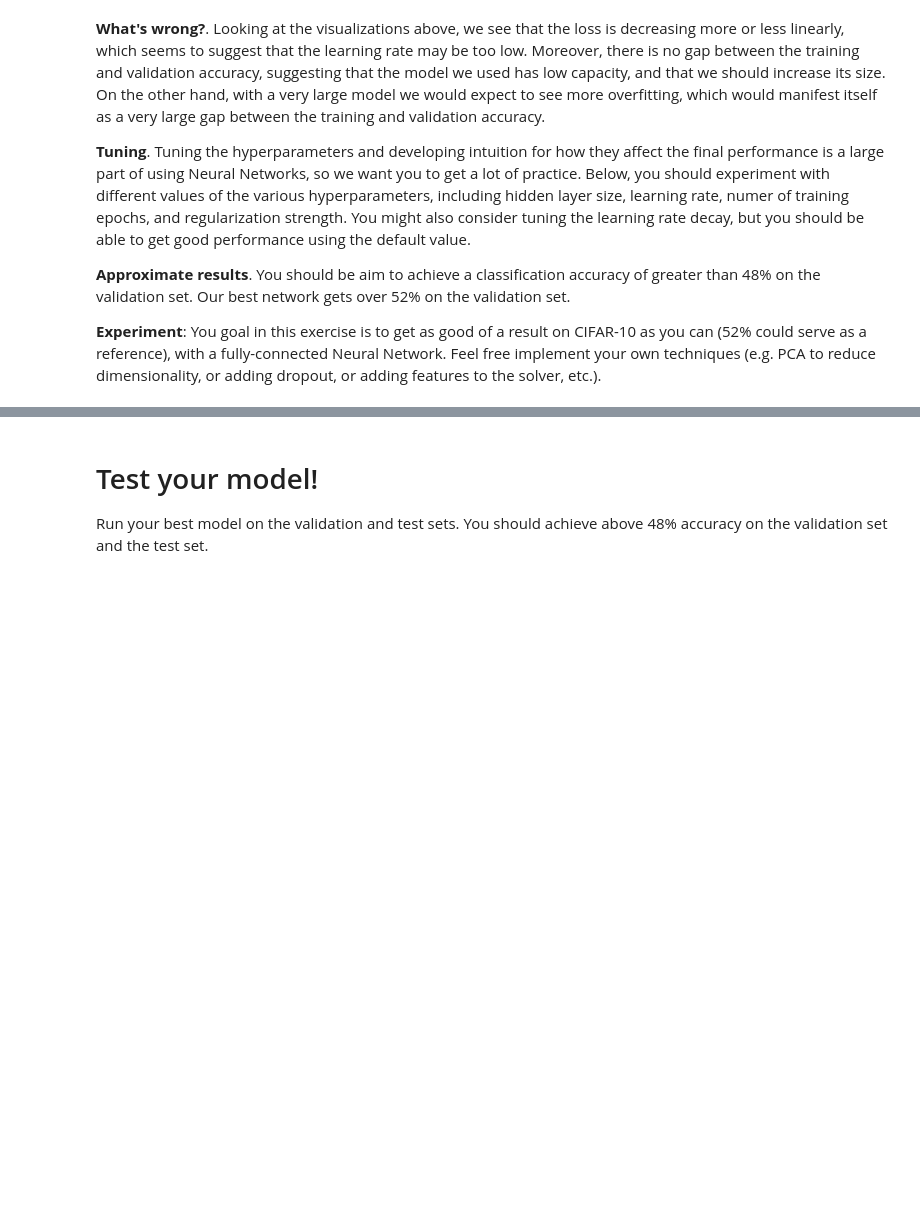
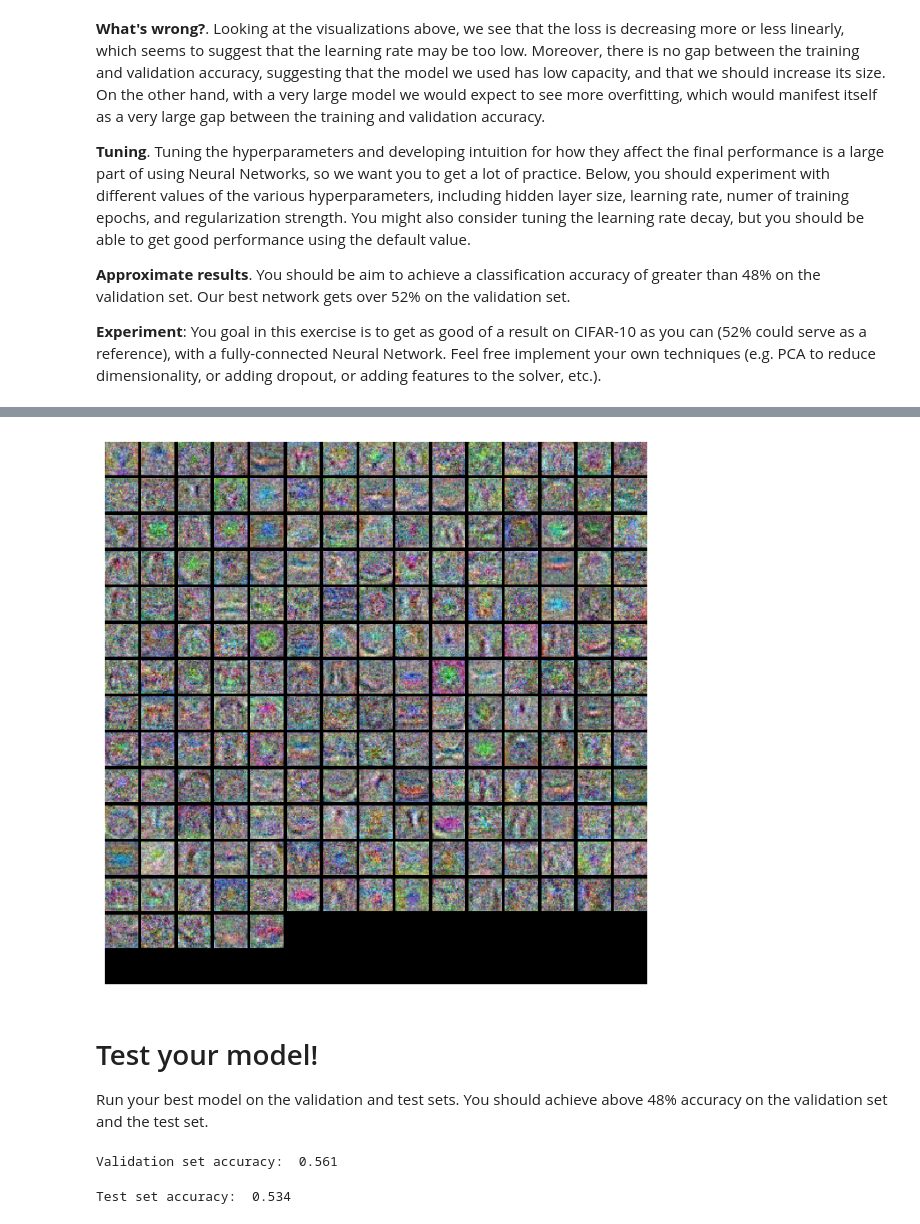
Before and after one commit to yanghyeonseo/CS231n-Spring2017, a Jupyter notebook: assignments(2024)/Assignment 1/assignment1/two_layer_net.ipynb, the cells around one changed output, grey strips where cells are left out. Cells and saved outputs as stored; diff of their text form; code cells hidden in the pictures; blank space fills up the shorter version.

```diff
--- a/assignments(2024)/Assignment 1/assignment1/two_layer_net.ipynb
+++ b/assignments(2024)/Assignment 1/assignment1/two_layer_net.ipynb
@@ -339,9 +366,15 @@ solver = None
 # accuracy on the validation set.                                            #
 ##############################################################################
 # *****START OF YOUR CODE (DO NOT DELETE/MODIFY THIS LINE)*****
-
-pass
-
+solver = Solver(model, data,
+                update_rule='sgd',
+                optim_config={
+                    'learning_rate': 1e-4,
+                },
+                lr_decay=0.95,
+                num_epochs=5, batch_size=200,
+                print_every=100)
+solver.train()
 # *****END OF YOUR CODE (DO NOT DELETE/MODIFY THIS LINE)*****
 ##############################################################################
 #                             END OF YOUR CODE                               #
@@ -410,9 +467,35 @@ best_model = None
 # automatically like we did on thexs previous exercises.                          #
 #################################################################################
 # *****START OF YOUR CODE (DO NOT DELETE/MODIFY THIS LINE)*****
+best_acc = -1
 
-pass
+hidden_layer_sizes = np.linspace(50, 200, num=3).astype(int)
+regularization_strengths = np.append(np.array(0.0), np.geomspace(1e-3, 1e-2, num=2))
+learning_rates = np.linspace(1e-3, 1e-4, num=3)
+trainging_epochs = np.linspace(10, 10, num=1).astype(int)
 
+print("hidden_layer_size | regularization_strength | learning_rate | trainging_epoch")
+for hid_size in hidden_layer_sizes:
+  for reg_str in regularization_strengths:
+    model = TwoLayerNet(hidden_dim=hid_size, reg=reg_str)
+
+    for l_rate in learning_rates:
+      for t_epoch in trainging_epochs:
+        solver = Solver(model, data,
+                update_rule='sgd',
+                optim_config={
+                    'learning_rate': l_rate,
+                },
+                lr_decay=0.95,
+                num_epochs=t_epoch, batch_size=200,
+                verbose=False)
+        solver.train()
+
+        if solver.best_val_acc > best_acc:
+          best_acc = solver.best_val_acc
+          best_model = model
+
+        print("(%d, %e, %e, %d) accuracy: %f, best: %f" % (hid_size, reg_str, l_rate, t_epoch, solver.best_val_acc, best_acc))
 # *****END OF YOUR CODE (DO NOT DELETE/MODIFY THIS LINE)*****
 ################################################################################
 #                              END OF YOUR CODE                                #
@@ -420,12 +521,23 @@ pass
+# %%
+#
+# visualization for debuging my network
+#
+show_net_weights(best_model)
+# %% [output]
+[figure, added]
 # %% [markdown]
 # Test your model!
 Run your best model on the validation and test sets. You should achieve above 48% accuracy on the validation set and the test set.
 # %%
 y_val_pred = np.argmax(best_model.loss(data['X_val']), axis=1)
 print('Validation set accuracy: ', (y_val_pred == data['y_val']).mean())
+# %% [output]
+Validation set accuracy:  0.561
 # %%
 y_test_pred = np.argmax(best_model.loss(data['X_test']), axis=1)
 print('Test set accuracy: ', (y_test_pred == data['y_test']).mean())
+# %% [output]
+Test set accuracy:  0.534
 # %% [markdown]
 ## Inline Question 2:
 
```
Also changed, not shown: parts of 8 cells of this notebook, 2 other files.
